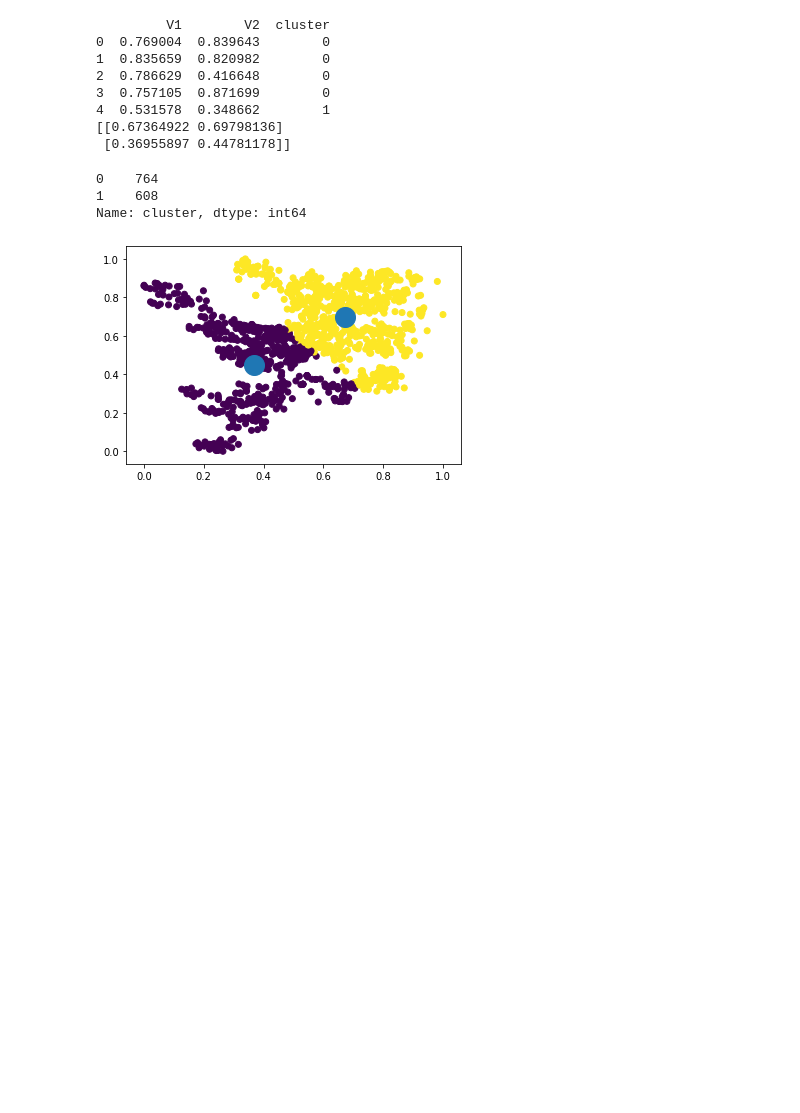
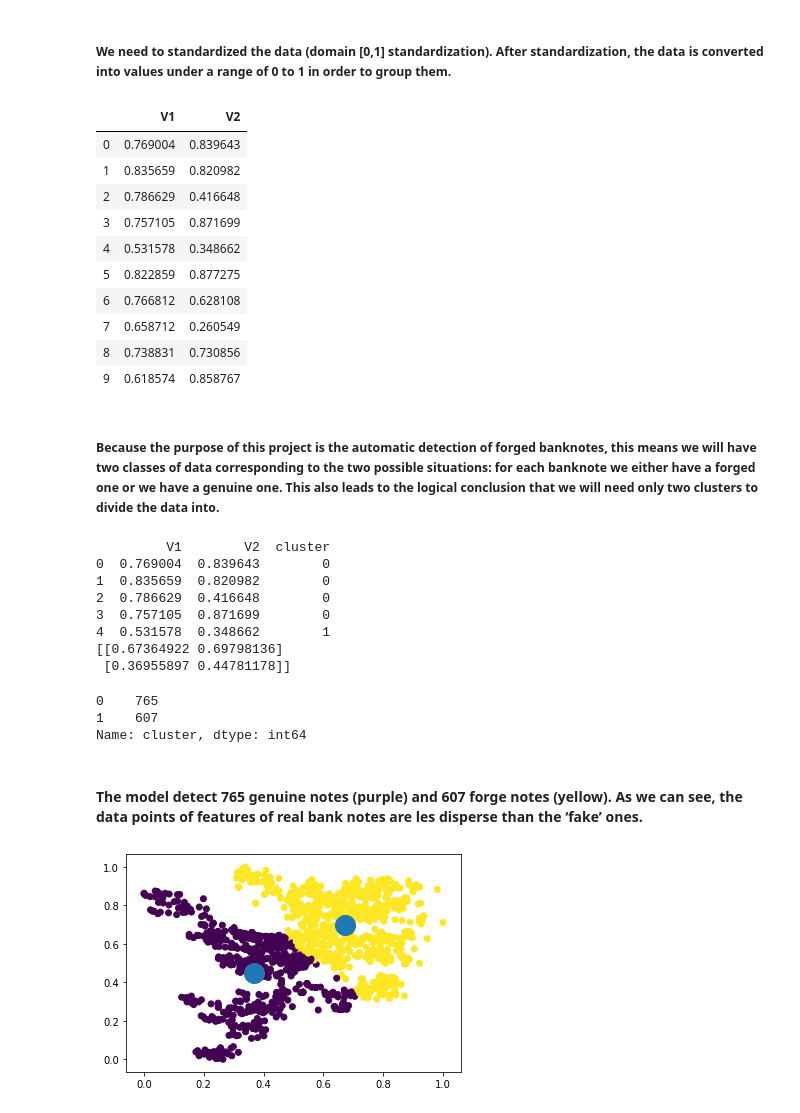
Before and after one commit to sabheen9/Banknote-authentication-with-K-Means-clustering, a Jupyter notebook: K-means.ipynb, the cells around one changed output. Cells and saved outputs as stored; diff of their text form; code cells hidden in the pictures; blank space fills up the shorter version.

```diff
--- a/K-means.ipynb
+++ b/K-means.ipynb
@@ -10,11 +27,30 @@ data=pd.read_csv("k_means_project.csv")
+# %% [markdown]
+##### We need to standardized the data (domain [0,1] standardization). After standardization, the data is converted into values under a range of 0 to 1 in order to group them.
+# %%
+#Normalizing the data
+Normalized= (data - data.min())/(data.max() - data.min())
+Normalized.head(10)
+# %% [output]
+|  | V1 | V2 |
+| 0 | 0.769004 | 0.839643 |
+| 1 | 0.835659 | 0.820982 |
+| 2 | 0.786629 | 0.416648 |
+| 3 | 0.757105 | 0.871699 |
+| 4 | 0.531578 | 0.348662 |
+| 5 | 0.822859 | 0.877275 |
+| 6 | 0.766812 | 0.628108 |
+| 7 | 0.658712 | 0.260549 |
+| 8 | 0.738831 | 0.730856 |
+| 9 | 0.618574 | 0.858767 |
+# %% [markdown]
+##### Because the purpose of this project is the automatic detection of forged banknotes, this means we will have two classes of data corresponding to the two possible situations: for each banknote we either have a forged one or we have a genuine one. This also leads to the logical conclusion that we will need only two clusters to divide the data into.
 # %%
-#Normalizing the data
-Normalized= (data - data.min())/(data.max() - data.min())
+#finding the center of the clusters
 
 x = Normalized['V1']
 y = Normalized['V2']
 xy = np.column_stack((x,y))
-#finding the center of the clusters
+
 km_res = KMeans(n_clusters=2).fit(xy)
 centers = km_res.cluster_centers_
 
@@ -36,9 +72,11 @@ Normalized['cluster'].value_counts()
 4  0.531578  0.348662        1
 [[0.67364922 0.69798136]
  [0.36955897 0.44781178]]
-0    764
-1    608
+0    765
+1    607
 Name: cluster, dtype: int64
+# %% [markdown]
+#### The model detect 765 genuine notes (purple) and 607 forge notes (yellow). As we can see, the data points of features of real bank notes are les disperse than the ‘fake’ ones.
 # %%
 # Visualise the data
 plt.scatter(x, y, c = km_res_fit)
```
Also changed, not shown: parts of 7 cells of this notebook.
